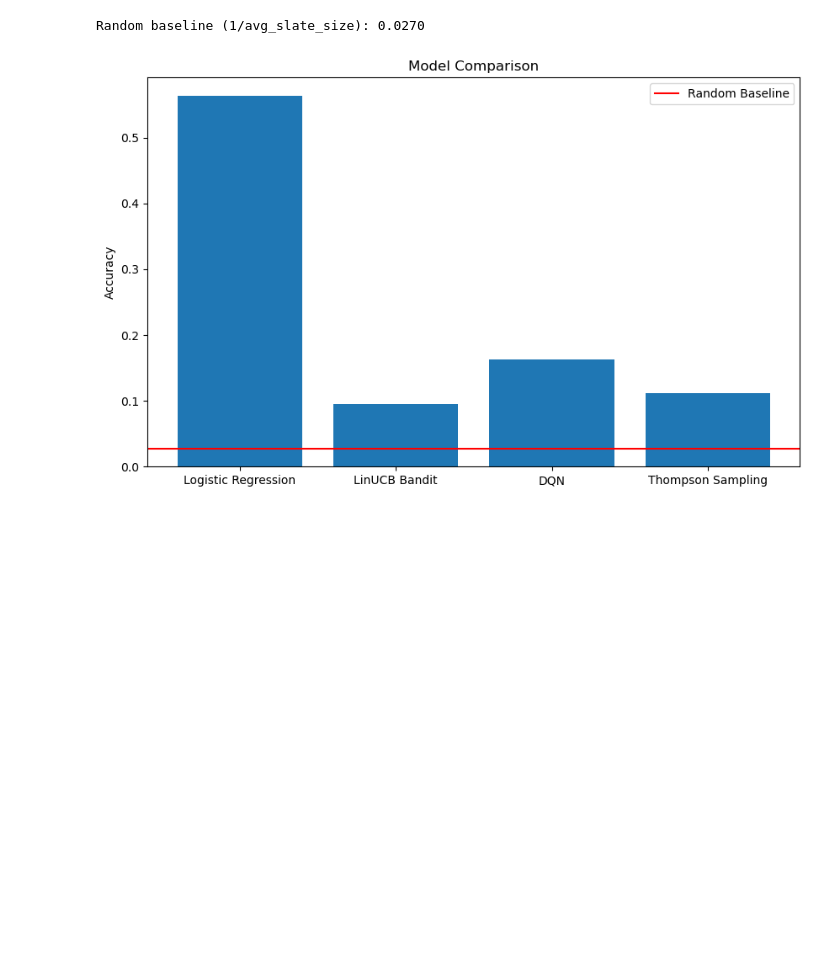
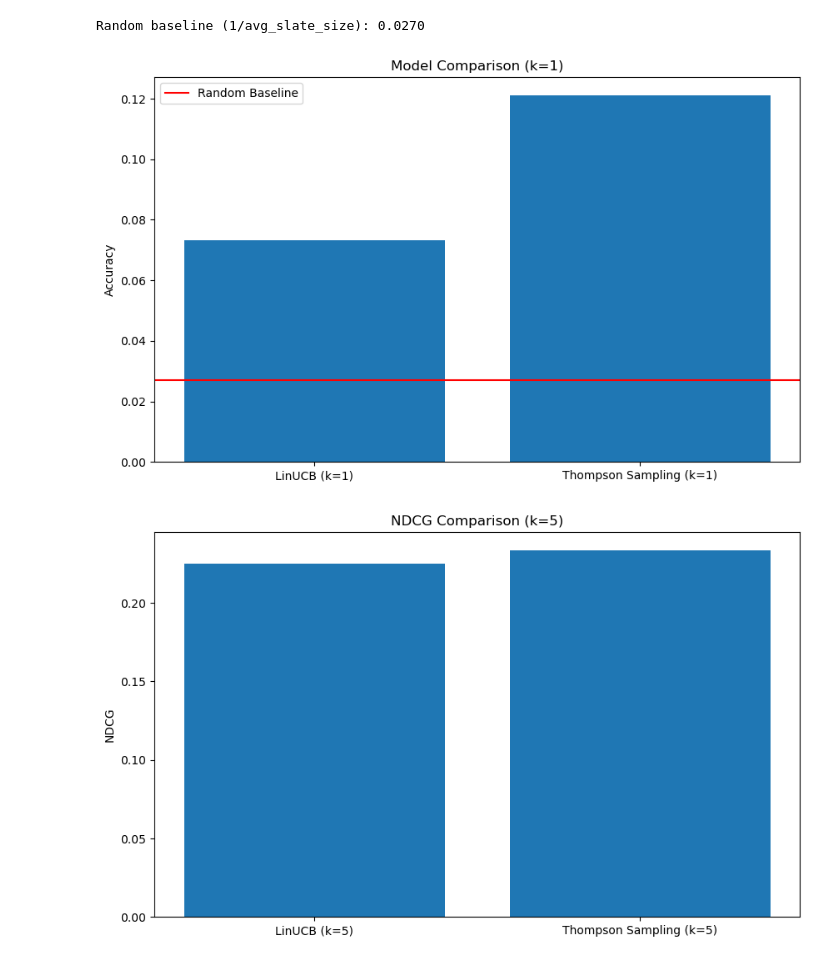
Before and after one commit to josh-segal/linkRec, a Jupyter notebook: model_pipelines.ipynb, the cells around one changed output. Drawn from its saved outputs; the diff is of its cells as text; code cells hidden in the pictures; blank space fills up the shorter version.

Commit message:
topk predictions complete

```diff
--- a/model_pipelines.ipynb
+++ b/model_pipelines.ipynb
@@ -1180,11 +1166,13 @@ torch.manual_seed(42)
 # %%
 # Load data
-news_df, behaviors_df = load_data(sample_fraction=0.01, random_state=42)
+news_df, behaviors_df = load_data(sample_fraction=0.1, random_state=42)
 
 # Display data overview
 print("News data shape:", news_df.shape)
 print("Behaviors data shape:", behaviors_df.shape)
 
+# Process data for logistic regression
+news_df_encoded = encode_categorical_features(news_df)
 #
 # %% [output]
 News data shape: (51282, 8)
@@ -1274,0 +1263,16 @@ Thompson-Epsilon Test Accuracy: 0.1115
+# %%
+# Initialize models
+k = 5  # or k=1 for original behavior
+linucb_model_top5 = LinUCB(d=feature_dim, k=k, alpha=1.0)
+thompson_model_top5 = ThompsonEpsilonGreedy(d=feature_dim, k=k, epsilon=0.1)
+
+# Train
+linucb_model_top5 = train_topk(linucb_model_top5, bandit_train_data, bandit_scaler)
+thompson_model_top5 = train_topk(thompson_model_top5, bandit_train_data, bandit_scaler)
+
+# Evaluate
+linucb_metrics_top5 = evaluate_topk(linucb_model_top5, bandit_test_data, bandit_scaler)
+thompson_metrics_top5 = evaluate_topk(thompson_model_top5, bandit_test_data, bandit_scaler)
+
+print("LinUCB Metrics: k = 5", linucb_metrics_top5)
+print("Thompson Metrics: k = 5", thompson_metrics_top5)
@@ -1323,17 +1312,48 @@ random_baseline = 1/avg_slate_size
 print(f"Random baseline (1/avg_slate_size): {random_baseline:.4f}")
 # %% [output]
 Random baseline (1/avg_slate_size): 0.0270
-# %%
-# Compare model performances
-models = ['Logistic Regression', 'LinUCB Bandit', 'DQN', 'Thompson Sampling']
-accuracies = [lr_results['accuracy'], bandit_accuracy, dqn_accuracy, thompson_accuracy]
-
-plt.figure(figsize=(10, 6))
-plt.bar(models, accuracies)
-plt.axhline(y=random_baseline, color='r', linestyle='-', label='Random Baseline')
-plt.ylabel('Accuracy')
-plt.title('Model Comparison')
-plt.legend()
-plt.show()
-# %% [output]
-[figure, removed]
+# %%
+# Plot for k=1 (accuracy only)
+models_k1 = ['LinUCB (k=1)', 'Thompson Sampling (k=1)']
+accuracies_k1 = [linucb_metrics_top1['accuracy'], thompson_metrics_top1['accuracy']]
+
+plt.figure(figsize=(10, 6))
+plt.bar(models_k1, accuracies_k1)
+plt.axhline(y=random_baseline, color='r', linestyle='-', label='Random Baseline')
+plt.ylabel('Accuracy')
+plt.title('Model Comparison (k=1)')
+plt.legend()
+plt.show()
+
+# Plots for k=5 (separate plot for each metric)
+models_k5 = ['LinUCB (k=5)', 'Thompson Sampling (k=5)']
+
+# NDCG plot
+ndcg_values = [linucb_metrics_top5['ndcg'], thompson_metrics_top5['ndcg']]
+plt.figure(figsize=(10, 6))
+plt.bar(models_k5, ndcg_values)
+plt.ylabel('NDCG')
+plt.title('NDCG Comparison (k=5)')
+plt.show()
+
+# Precision@k plot
+precision_values = [linucb_metrics_top5['precision@k'], thompson_metrics_top5['precision@k']]
+plt.figure(figsize=(10, 6))
+plt.bar(models_k5, precision_values)
+plt.ylabel('Precision@5')
+plt.title('Precision@5 Comparison (k=5)')
+plt.show()
+
+# Average Click Rank plot (if available)
+if 'avg_click_rank' in linucb_metrics_top5 and 'avg_click_rank' in thompson_metrics_top5:
+    avg_rank_values = [linucb_metrics_top5['avg_click_rank'], thompson_metrics_top5['avg_click_rank']]
+    plt.figure(figsize=(10, 6))
+    plt.bar(models_k5, avg_rank_values)
+    plt.ylabel('Average Click Rank')
+    plt.title('Average Click Rank Comparison (k=5)')
+    # Lower rank is better, so adjust y-axis
+    plt.gca().invert_yaxis()
+    plt.show()
+# %% [output]
+[figure, added]
+[figure, added]
```
Also changed, not shown: parts of 21 cells of this notebook, 1 other file.
